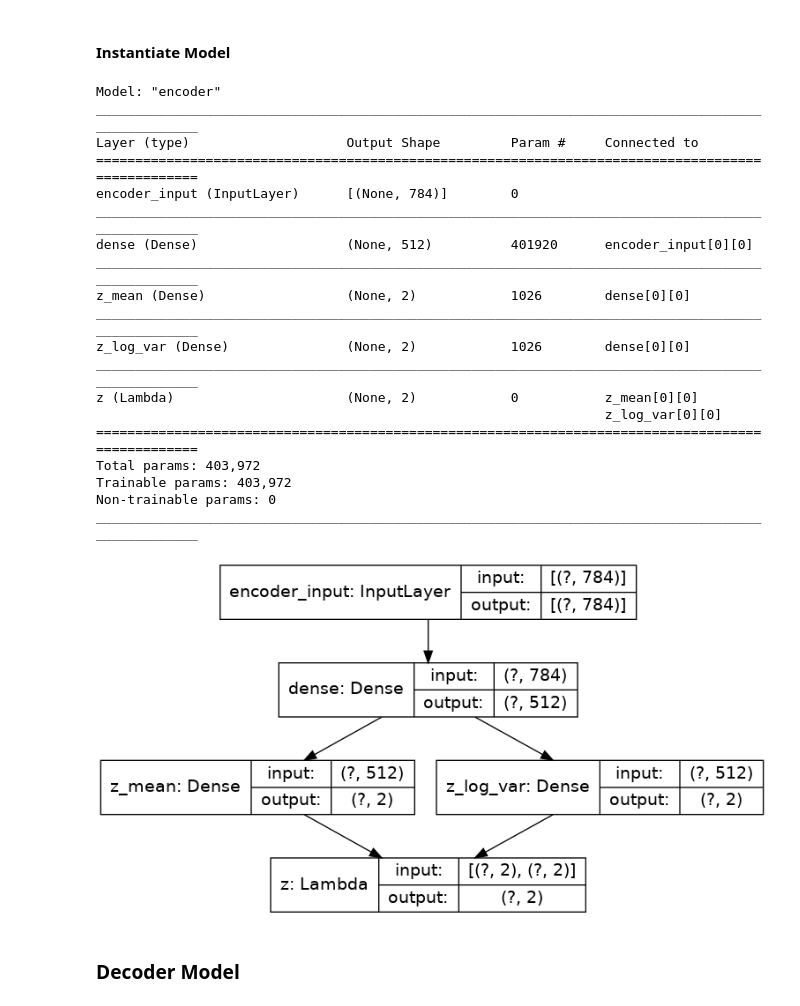
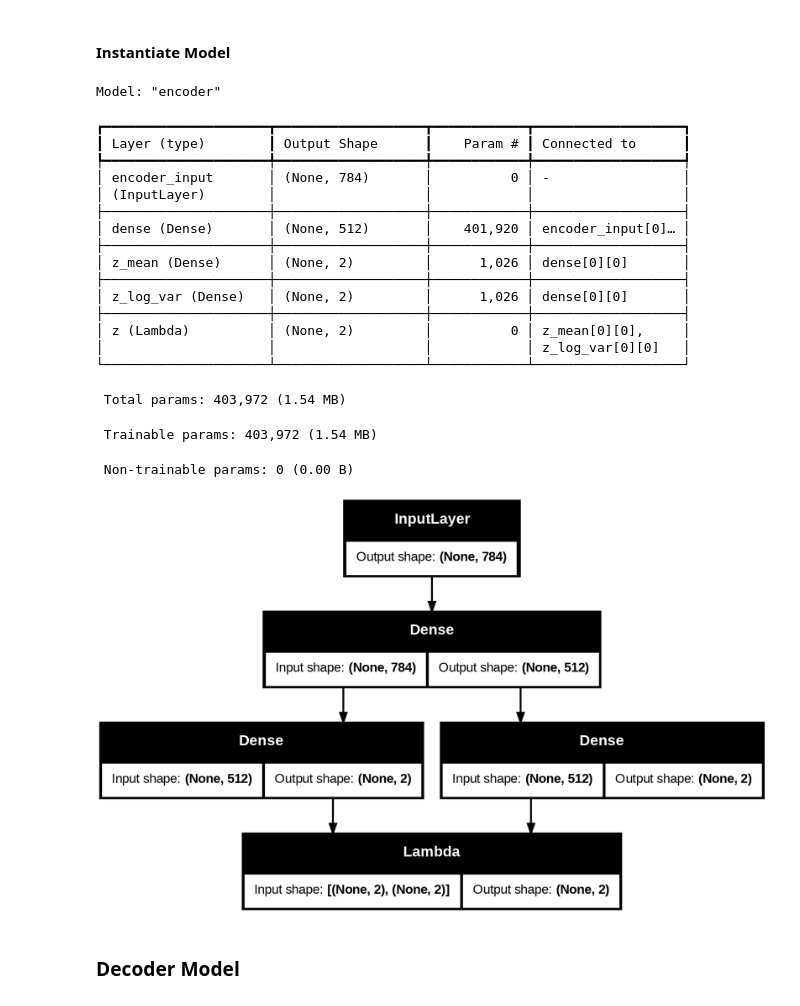
Before and after one commit to Barroclough01/machine-learning-for-trading, a Jupyter notebook: 20_autoencoders_for_conditional_risk_factors/03_variational_autoencoder.ipynb, the cells around one changed output. Saved outputs shown, nothing was run; the diff lists cells and outputs as text; code cells hidden in the pictures.

```diff
--- a/20_autoencoders_for_conditional_risk_factors/03_variational_autoencoder.ipynb
+++ b/20_autoencoders_for_conditional_risk_factors/03_variational_autoencoder.ipynb
@@ -95,32 +104,30 @@ z = Lambda(sampling, output_shape=(latent_dim,), name="z")([z_mean, z_log_var])
 # %% [markdown]
 #### Instantiate Model
 # %%
-encoder = Model(inputs, [z_mean, z_log_var, z], name="encoder")
+encoder = Model(inputs, [z_mean, z_log_var, z], name='encoder')
 encoder.summary()
-plot_model(
-    encoder, to_file=(results_path / "vae_mlp_encoder.png").as_posix(), show_shapes=True
-)
+plot_model(encoder, to_file=(results_path / 'vae_mlp_encoder.png').as_posix(), show_shapes=True)
 # %% [output]
 Model: "encoder"
-__________________________________________________________________________________________________
-Layer (type)                    Output Shape         Param #     Connected to
-==================================================================================================
-encoder_input (InputLayer)      [(None, 784)]        0
-__________________________________________________________________________________________________
-dense (Dense)                   (None, 512)          401920      encoder_input[0][0]
-__________________________________________________________________________________________________
-z_mean (Dense)                  (None, 2)            1026        dense[0][0]
-__________________________________________________________________________________________________
-z_log_var (Dense)               (None, 2)            1026        dense[0][0]
-__________________________________________________________________________________________________
-z (Lambda)                      (None, 2)            0           z_mean[0][0]
-                                                                 z_log_var[0][0]
-==================================================================================================
-Total params: 403,972
-Trainable params: 403,972
-Non-trainable params: 0
-__________________________________________________________________________________________________
+┏━━━━━━━━━━━━━━━━━━━━━┳━━━━━━━━━━━━━━━━━━━┳━━━━━━━━━━━━┳━━━━━━━━━━━━━━━━━━━┓
+┃ Layer (type)        ┃ Output Shape      ┃    Param # ┃ Connected to      ┃
+┡━━━━━━━━━━━━━━━━━━━━━╇━━━━━━━━━━━━━━━━━━━╇━━━━━━━━━━━━╇━━━━━━━━━━━━━━━━━━━┩
+│ encoder_input       │ (None, 784)       │          0 │ -                 │
+│ (InputLayer)        │                   │            │                   │
+├─────────────────────┼───────────────────┼────────────┼───────────────────┤
+│ dense (Dense)       │ (None, 512)       │    401,920 │ encoder_input[0]… │
+├─────────────────────┼───────────────────┼────────────┼───────────────────┤
+│ z_mean (Dense)      │ (None, 2)         │      1,026 │ dense[0][0]       │
+├─────────────────────┼───────────────────┼────────────┼───────────────────┤
+│ z_log_var (Dense)   │ (None, 2)         │      1,026 │ dense[0][0]       │
+├─────────────────────┼───────────────────┼────────────┼───────────────────┤
+│ z (Lambda)          │ (None, 2)         │          0 │ z_mean[0][0],     │
+│                     │                   │            │ z_log_var[0][0]   │
+└─────────────────────┴───────────────────┴────────────┴───────────────────┘
+ Total params: 403,972 (1.54 MB)
+ Trainable params: 403,972 (1.54 MB)
+ Non-trainable params: 0 (0.00 B)
-[figure, old version]
+[figure, new version]
 # %% [markdown]
 ### Decoder Model
 # %% [markdown]
```
Also changed, not shown: parts of 12 cells of this notebook, 2 other files.
